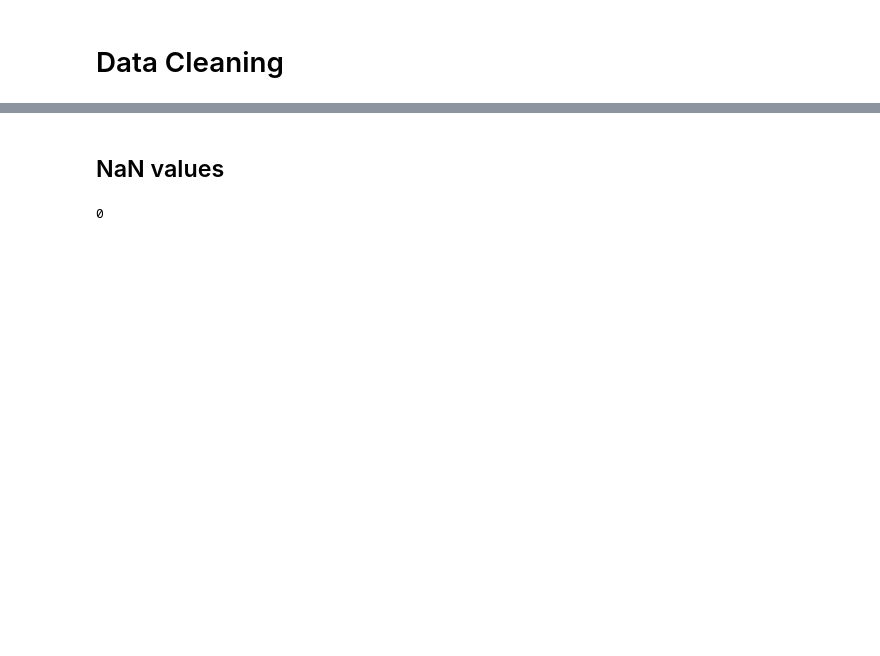
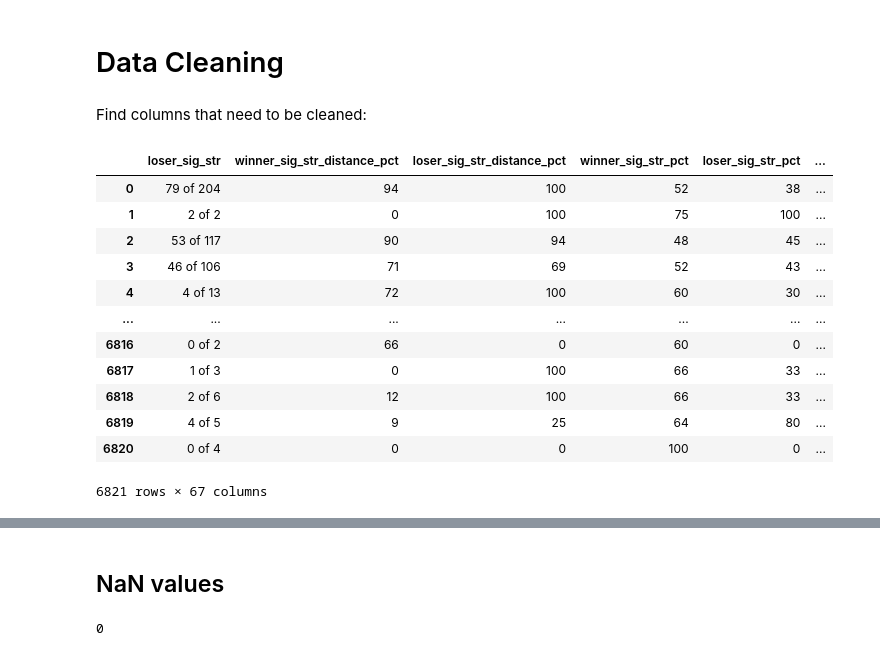
Before and after one commit to komaksym/UFC-DataLab, a Jupyter notebook: data/src/prepare_for_EDA.ipynb, the cells around one changed output, grey strips where cells are left out. Drawn from its saved outputs; the diff is of its cells as text; code cells hidden in the pictures; blank space fills up the shorter version.

Commit message:
extract columns that need to be cleaned

```diff
--- a/data/src/prepare_for_EDA.ipynb
+++ b/data/src/prepare_for_EDA.ipynb
@@ -218,16 +198,2 @@ Index(['event_date', 'method', 'round', 'time', 'time_format', 'referee',
        'winner_sig_str_clinch_pct', 'loser_sig_str_clinch_pct'],
       dtype='object')
-# %%
-cols_to_change = ['fighter_name', 'fighter_nickname','fighter_KD',
-                  'fighter_sig_str', 'fighter_sig_str_pct',
-                  'fighter_total_str', 'fighter_TD', 'fighter_TD_pct',
-                  'fighter_sub_att', 'fighter_rev', 'fighter_ctrl',
-                  'fighter_sig_str_head', 'fighter_sig_str_body',
-                  'fighter_sig_str_leg', 'fighter_sig_str_distance',
-                  'fighter_sig_str_clinch', 'fighter_sig_str_ground',
-                  'fighter_sig_str_head_pct', 'fighter_sig_str_body_pct',
-                  'fighter_sig_str_leg_pct', 'fighter_sig_str_distance_pct',
-                  'fighter_sig_str_clinch_pct', 'fighter_sig_str_ground_pct']
-
-stats = assign_winner_n_loser(stats, cols_to_change)
-stats.columns
@@ -247,4 +199,0 @@ Dropping the **red/blue** features, leaving the new **winner/loser** ones:
-# %%
-stats = stats.loc[:, ['event_date', 'method', 'round', 'time', 'time_format',
-           'referee', 'details', 'bout_type', 'bonus', 'event_name', 'event_location']].join(stats.iloc[:, -47:])
-stats.head()
@@ -259,2 +200,25 @@ stats.head()
 # %% [markdown]
 # Data Cleaning
+# %% [markdown]
+Find columns that need to be cleaned:
+# %%
+cols = []
+for col in stats.columns:
+    if stats[col].dtype == 'object' and (col.startswith('loser_') or col.startswith('winner_')) and any(char.isdigit() for char in stats.loc[0, col]):
+        cols.append(col)
+
+#stats.loc[:, cols].dtypes.value_counts()
+# %% [output]
+|  | loser_sig_str | winner_sig_str_distance_pct | loser_sig_str_distance_pct | winner_sig_str_pct | loser_sig_str_pct | ... |
+| 0 | 79 of 204 | 94 | 100 | 52 | 38 | ... |
+| 1 | 2 of 2 | 0 | 100 | 75 | 100 | ... |
+| 2 | 53 of 117 | 90 | 94 | 48 | 45 | ... |
+| 3 | 46 of 106 | 71 | 69 | 52 | 43 | ... |
+| 4 | 4 of 13 | 72 | 100 | 60 | 30 | ... |
+| ... | ... | ... | ... | ... | ... | ... |
+| 6816 | 0 of 2 | 66 | 0 | 60 | 0 | ... |
+| 6817 | 1 of 3 | 0 | 100 | 66 | 33 | ... |
+| 6818 | 2 of 6 | 12 | 100 | 66 | 33 | ... |
+| 6819 | 4 of 5 | 9 | 25 | 64 | 80 | ... |
+| 6820 | 0 of 4 | 0 | 0 | 100 | 0 | ... |
+6821 rows × 67 columns
```
Also changed, not shown: parts of 11 cells of this notebook.
